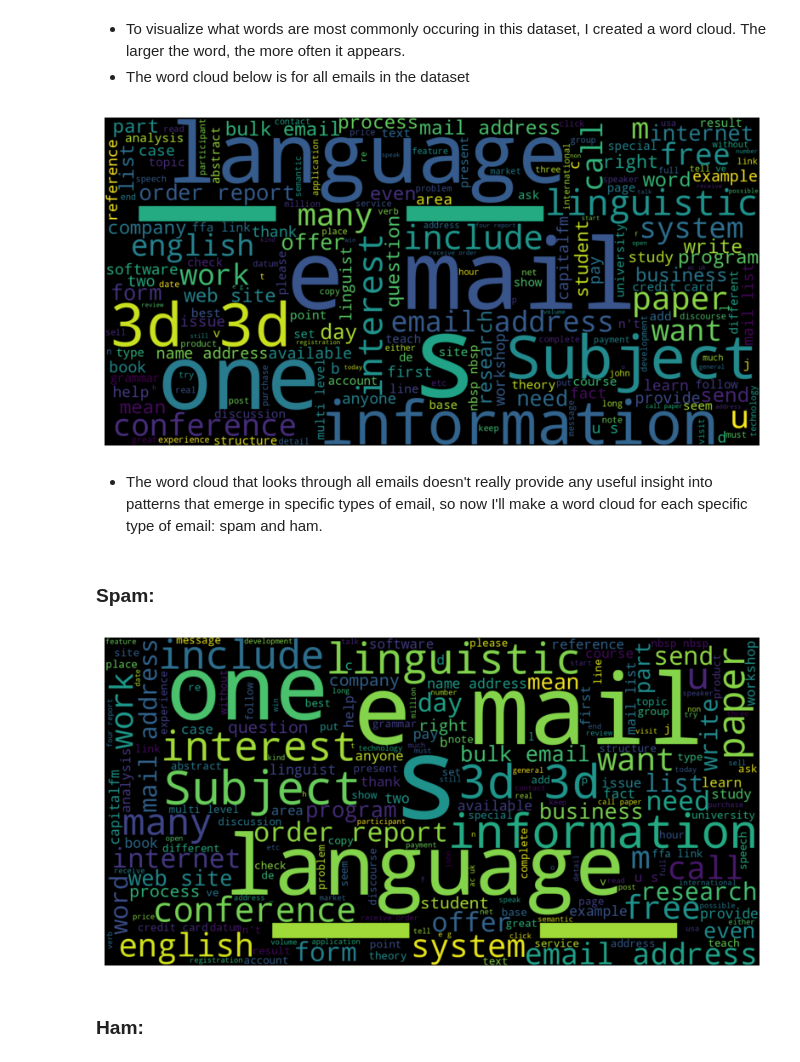
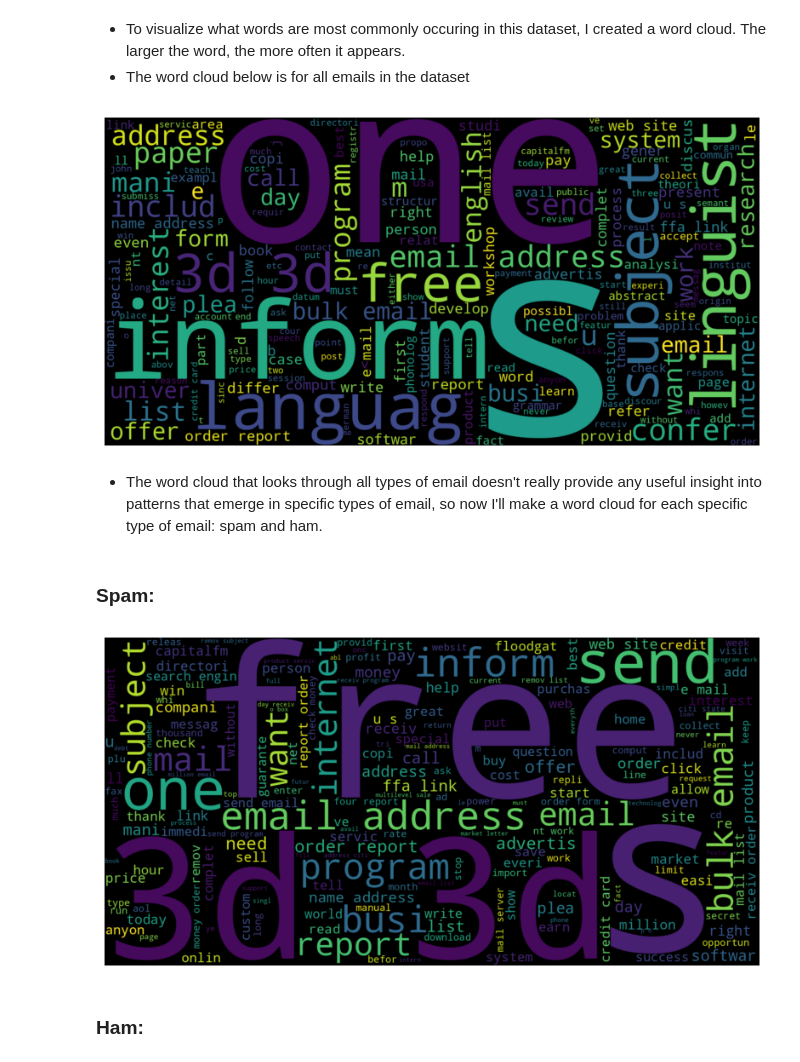
Before and after one commit to victorbjafet/project3ML, a Jupyter notebook: Project_3.ipynb, the cells around one changed output. Drawn from its saved outputs; the diff is of its cells as text; code cells hidden in the pictures.

Commit message:
saving stuff before i spend a whole evening working on this

```diff
--- a/Project_3.ipynb
+++ b/Project_3.ipynb
@@ -32,2 +34,14 @@ print(str(len(dataframe)) + " rows in dataframe")
+# %%
+from sklearn.model_selection import train_test_split
+
+# creating feature variables
+dataframe_X = dataframe.drop(columns=['Spam']) #get all columns but the spam column
+dataframe_Y = dataframe['Spam'] #get only the spam column
+
+X_train, X_test, Y_train, Y_test = train_test_split(dataframe_X, dataframe_Y, test_size=0.3, random_state=42)
+
+dataframe_train = pd.DataFrame() #creates new dataframe thatis just all the training data
+dataframe_train["Content"] = X_train.Content
+dataframe_train["Spam"] = Y_train.to_frame().Spam
 # %% [markdown]
 # 3. Explore the Data
@@ -50,0 +67,24 @@ while x >= 1:
+# %%
+import string #for getting all forms of punctuation to remove
+import nltk
+nltk.download('punkt') #nltk doesnt work if i dont do this stuff for some reason
+nltk.download('wordnet') #nltk doesnt work if i dont do this stuff for some reason
+from nltk.stem import PorterStemmer, WordNetLemmatizer#stemming is like getting rid of tenses and stuff to make as many words in common as possible. found out lemmatizing is useless after some tests, for some reason it just removes "s" at the end if it exists
+from nltk.tokenize import word_tokenize #split emails into words (better than .split cuz it handles multiple spaces well)
+
+ps = PorterStemmer() #create stemming obj
+wnl = WordNetLemmatizer() #create lemming obj
+print("THIS CODE TAKES A COUPLE SECONDS TO RUN DUE TO ALL THE STEMMING AND LEMMING...")
+
+def clean(content): #this function will be applied to the contents of each email
+    ret = ""
+    content = content.translate(str.maketrans('', '', string.punctuation)) #removes punctuation
+    for word in word_tokenize(content):
+        ret += wnl.lemmatize(ps.stem(word)) + " " #stem and lemmatize then add it to a string
+        # if word != wnl.lemmatize(ps.stem(word)): #debug code that would show all the changes made by stemming. HUGE OUTPUT DO NOT UNCOMMENT UNLESS YOU WANT TO DIE
+            # print(word + " >> " + wnl.lemmatize(ps.stem(word)))
+    return ret
+dataframe_train['ContentCleaned'] = dataframe_train.Content.apply(clean) #apply above function to every email in df
+print("done")
+# print(dataframe_train.Content[1])
+# print(dataframe_train.ContentCleaned[1])
@@ -54,32 +103,32 @@ while x >= 1:
 # %%
 from wordcloud import WordCloud
 
-text = dataframe["Content"].str.cat(sep='\n') #combine EVERY SINGLE ROW OF TEXT into A SINGLE STRING.....
+text = dataframe_train["ContentCleaned"].str.cat(sep='\n') #combine EVERY SINGLE ROW OF TEXT into A SINGLE STRING.....
 # print(text[:10000]) #just checking that it works lol
 
-wordcloud = WordCloud(width=1600, height=800).generate(text) #make the word cloud with a high resolution to see lots of detail
+wordcloud = WordCloud(width=1600, height=800, random_state=42).generate(text) #make the word cloud with a high resolution to see lots of detail
 plt.figure(figsize=(10,5)) #increase size of image
 plt.imshow(wordcloud, interpolation='bilinear')
 plt.axis("off")
 plt.show()
 # %% [output]
-[figure, old version]
+[figure, new version]
 # %% [markdown]
-- The word cloud that looks through all emails doesn't really provide any useful insight into patterns that emerge in specific types of email, so now I'll make a word cloud for each specific type of email: spam and ham.
+- The word cloud that looks through all types of email doesn't really provide any useful insight into patterns that emerge in specific types of email, so now I'll make a word cloud for each specific type of email: spam and ham.
 # %% [markdown]
 ### Spam:
 # %%
-spam_dataframe = dataframe[dataframe.Spam == True]
-text = dataframe["Content"].str.cat(sep='\n') #combine EVERY SINGLE ROW OF TEXT into A SINGLE STRING.....
+spam_dataframe = dataframe_train[dataframe_train.Spam == True]
+text = spam_dataframe["ContentCleaned"].str.cat(sep='\n') #combine EVERY SINGLE ROW OF TEXT into A SINGLE STRING.....
 # print(text[:10000]) #just checking that it works lol
 
-spam_wordcloud = WordCloud(width=1600, height=800).generate(text) #make the word cloud with a high resolution to see lots of detail
+spam_wordcloud = WordCloud(width=1600, height=800, random_state=42).generate(text) #make the word cloud with a high resolution to see lots of detail
 plt.figure(figsize=(10,5)) #increase size of image
 plt.imshow(spam_wordcloud, interpolation='bilinear')
 plt.axis("off")
 plt.show()
 # %% [output]
-[figure, old version]
+[figure, new version]
 # %% [markdown]
 ### Ham:
 # %%
```
Also changed, not shown: parts of 17 cells of this notebook, 1 other file.
